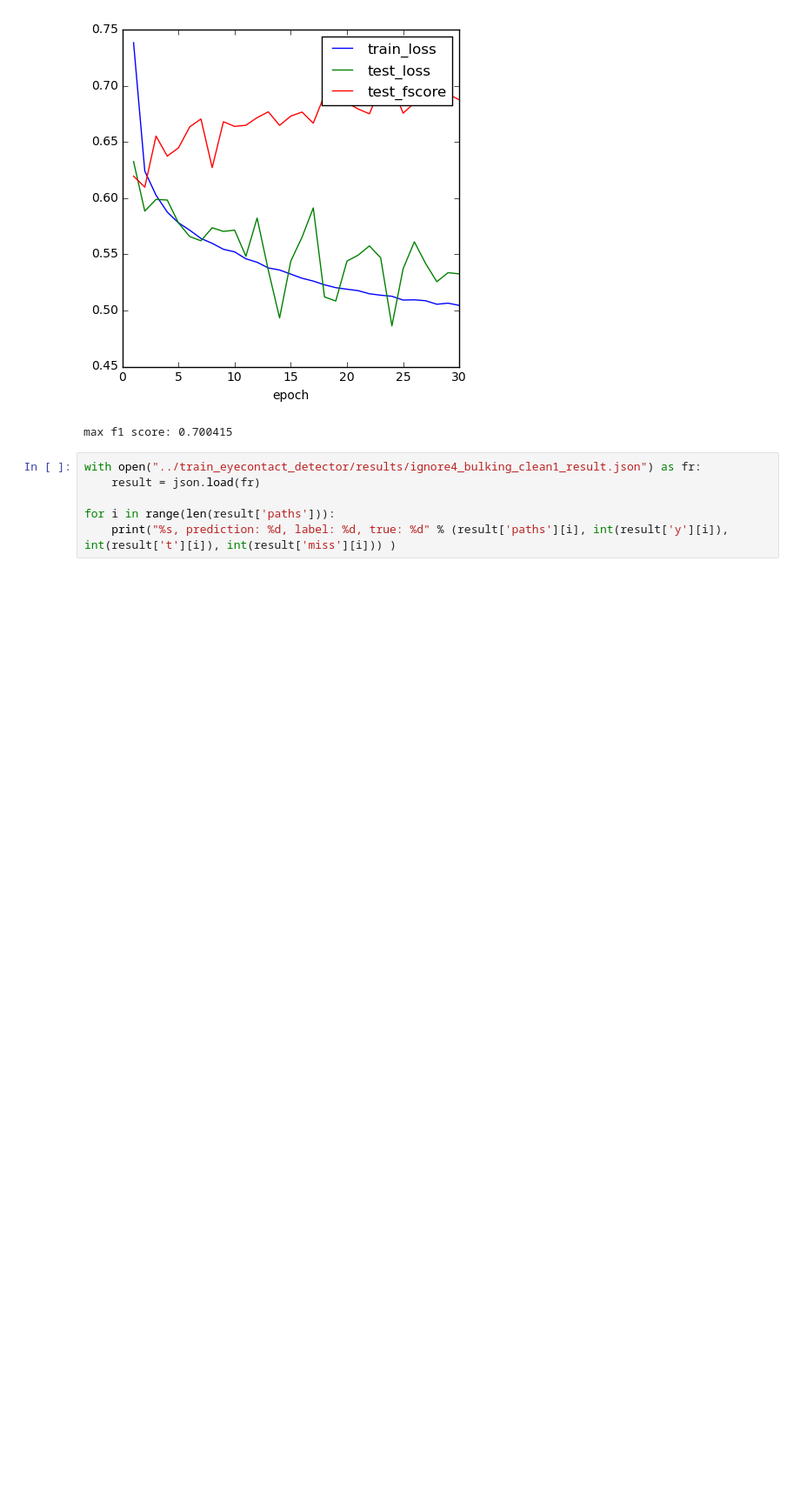
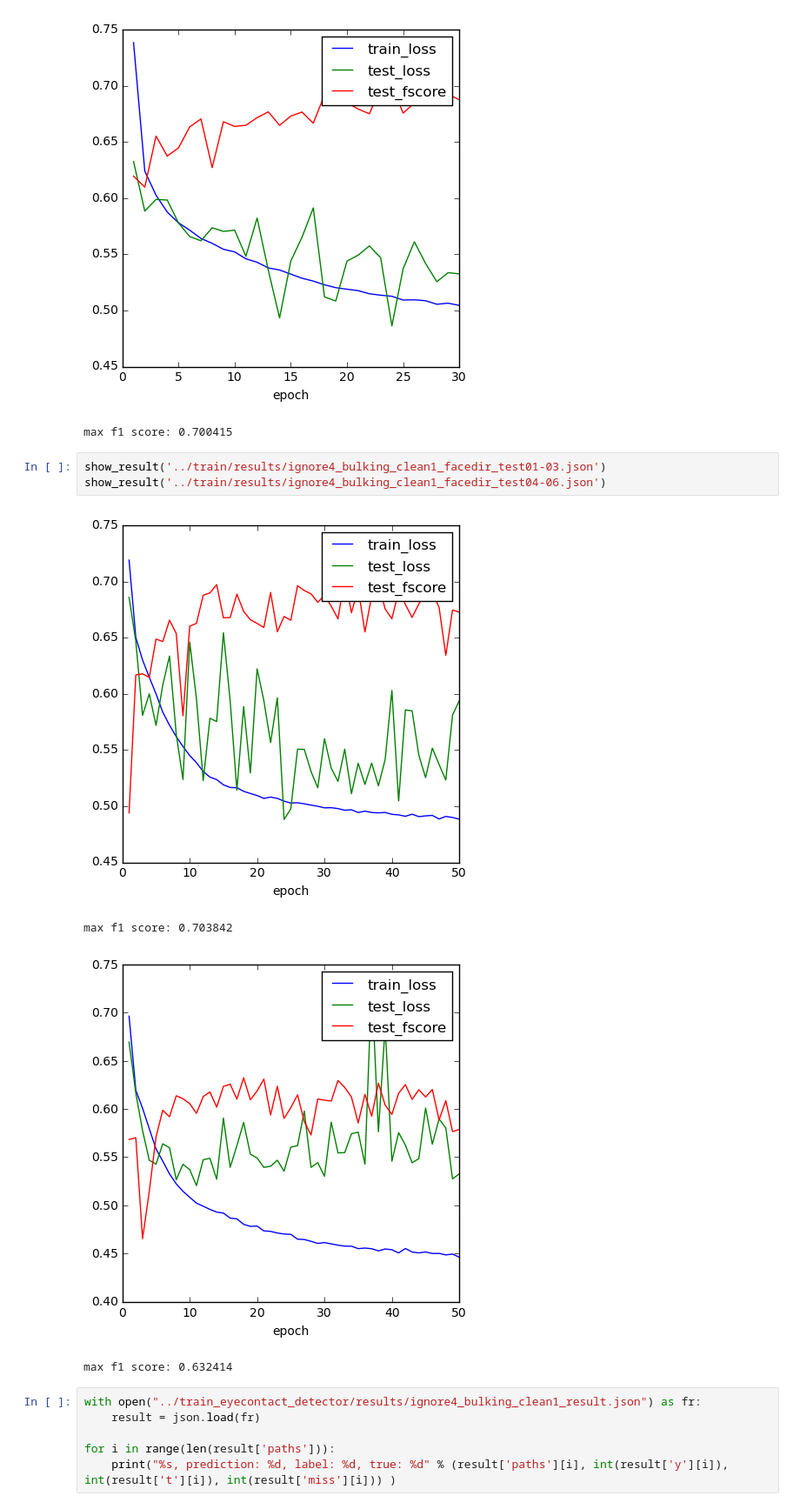
Before and after one commit to kenoga/gaze, a Jupyter notebook: notebooks/analyze_result.ipynb, the cells around one changed output. Shown at 87% size. Saved outputs shown, nothing was run; the diff lists cells and outputs as text; blank space fills up the shorter version.

```diff
--- a/notebooks/analyze_result.ipynb
+++ b/notebooks/analyze_result.ipynb
@@ -72,6 +86,14 @@ show_result('../train_eyecontact_detector/results/train_fujikawa_and_omni.json')
 # %% [output]
 [figure]
 max f1 score: 0.700415
+# %%
+show_result('../train/results/ignore4_bulking_clean1_facedir_test01-03.json')
+show_result('../train/results/ignore4_bulking_clean1_facedir_test04-06.json')
+# %% [output]
+[figure, added]
+max f1 score: 0.703842
+[figure, added]
+max f1 score: 0.632414
 # %%
 with open("../train_eyecontact_detector/results/ignore4_bulking_clean1_result.json") as fr:
     result = json.load(fr)
```
Also changed, not shown: parts of 5 cells of this notebook, 6 other files.
